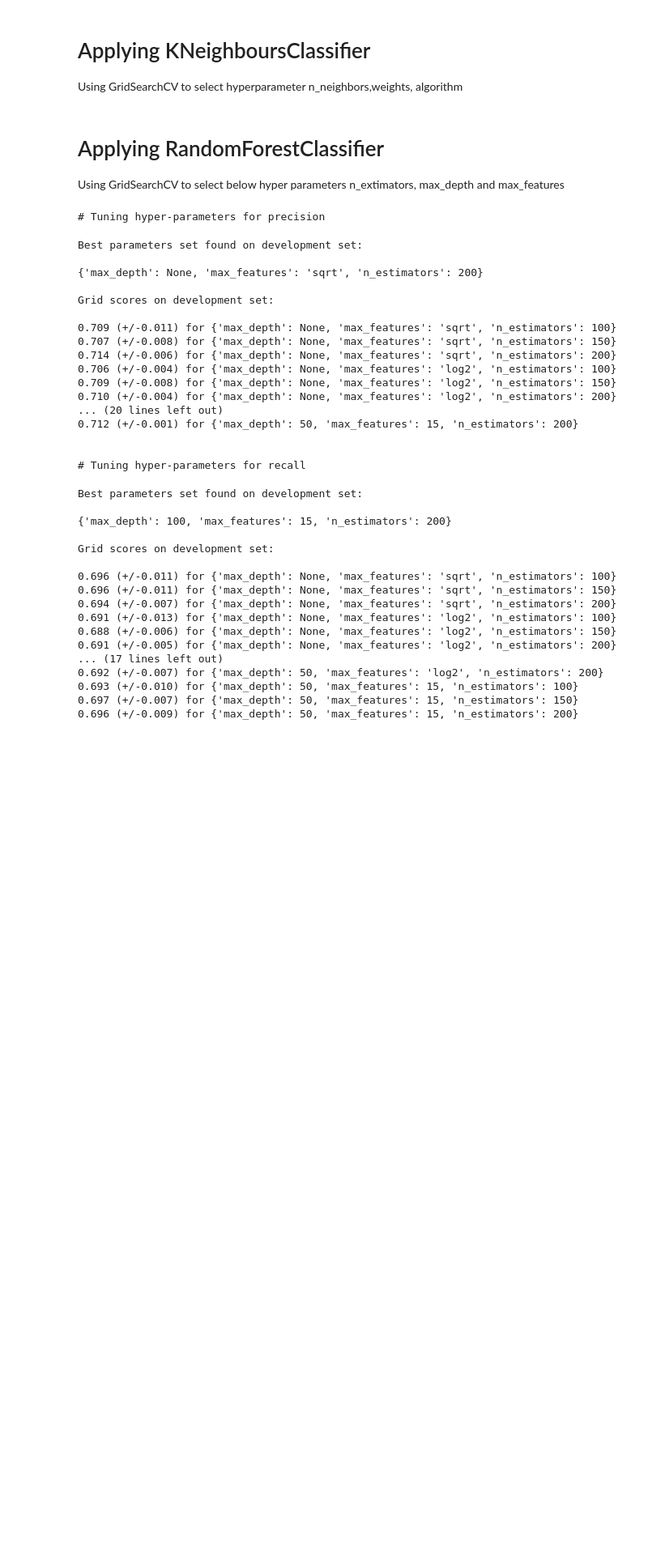
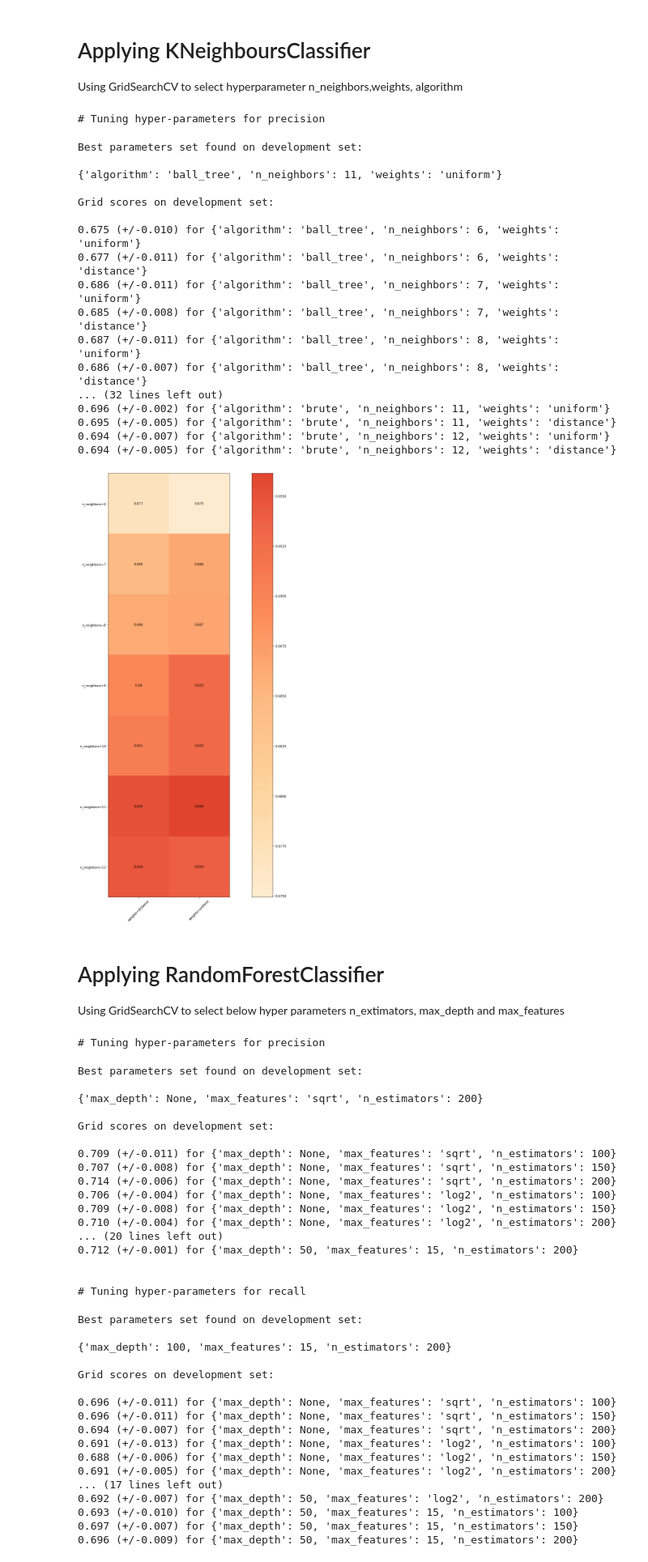
Before and after one commit to BaruaSourav/Model-Selection-process-for-a-Binary-Classification-Problem, a Jupyter notebook: A3_notebook.ipynb, the cells around one changed output. Shown: that part at 81% size. Cells and saved outputs as stored; diff of their text form; code cells hidden in the pictures; blank space fills up the shorter version.

```diff
--- a/A3_notebook.ipynb
+++ b/A3_notebook.ipynb
@@ -15,7 +15,7 @@ from sklearn.ensemble import RandomForestClassifier
 from sklearn.svm import SVC
 pd.set_option('display.max_colwidth', -1)
 
-plt.rcParams["figure.figsize"] = (20,50)
+plt.rcParams["figure.figsize"] = (20,20)
 # %% [markdown]
 ## Reading the tsv files of test and training dataset
 # %%
@@ -190,9 +173,9 @@ X_train, X_test, y_train, y_test = train_test_split(
     X, y, test_size=0.5, random_state=0)
 
 
-#tuned_parameters = [{'n_neighbors': [3,4,5,6,7], 'weights': ['uniform', 'distance'],
-#                     'algorithm': ['ball_tree','kd_tree','brute']}]
-tuned_parameters = [{'n_neighbors': [13,14,15], 'weights': ['uniform', 'distance'],'algorithm':['ball_tree']}]
+tuned_parameters = [{'n_neighbors': [6,7,8,9,10,11,12], 'weights': ['uniform', 'distance'],
+                     'algorithm': ['ball_tree','kd_tree','brute']}]
+#tuned_parameters = [{'n_neighbors': [13,14,15], 'weights': ['uniform', 'distance'],'algorithm':['ball_tree']}]
 
 #scores = ['precision', 'recall']
 scores = ['precision']
@@ -203,33 +186,53 @@ for score in scores:
 
 
     clf = GridSearchCV(
         KNeighborsClassifier(), tuned_parameters, scoring='%s_macro' % score
     )
     clf.fit(X_train, y_train)
 
     print("Best parameters set found on development set:")
     print()
     print(clf.best_params_)
     print()
     print("Grid scores on development set:")
     print()
     means = clf.cv_results_['mean_test_score']
     stds = clf.cv_results_['std_test_score']
     #sns.boxplot(x = means,y = stds)
     for mean, std, params in zip(means, stds, clf.cv_results_['params']):
         print("%0.3f (+/-%0.03f) for %r"
               % (mean, std * 2, params))
     print()
     cvplot = plot.grid_search(clf.cv_results_, change=('n_neighbors','weights'),subset={'algorithm': 'ball_tree'})
 
     #print("Detailed classification report:")
     #print()
     #print("The model is trained on the full development set.")
     #print("The scores are computed on the full evaluation set.")
     #print()
     #y_true, y_pred = y_test, clf.predict(X_test)
     #print(classification_report(y_true, y_pred))
     print()
+# %% [output]
+# Tuning hyper-parameters for precision
+Best parameters set found on development set:
+
+{'algorithm': 'ball_tree', 'n_neighbors': 11, 'weights': 'uniform'}
+
+Grid scores on development set:
+
+0.675 (+/-0.010) for {'algorithm': 'ball_tree', 'n_neighbors': 6, 'weights': 'uniform'}
+0.677 (+/-0.011) for {'algorithm': 'ball_tree', 'n_neighbors': 6, 'weights': 'distance'}
+0.686 (+/-0.011) for {'algorithm': 'ball_tree', 'n_neighbors': 7, 'weights': 'uniform'}
+0.685 (+/-0.008) for {'algorithm': 'ball_tree', 'n_neighbors': 7, 'weights': 'distance'}
+0.687 (+/-0.011) for {'algorithm': 'ball_tree', 'n_neighbors': 8, 'weights': 'uniform'}
+0.686 (+/-0.007) for {'algorithm': 'ball_tree', 'n_neighbors': 8, 'weights': 'distance'}
+... (32 lines left out)
+0.696 (+/-0.002) for {'algorithm': 'brute', 'n_neighbors': 11, 'weights': 'uniform'}
+0.695 (+/-0.005) for {'algorithm': 'brute', 'n_neighbors': 11, 'weights': 'distance'}
+0.694 (+/-0.007) for {'algorithm': 'brute', 'n_neighbors': 12, 'weights': 'uniform'}
+0.694 (+/-0.005) for {'algorithm': 'brute', 'n_neighbors': 12, 'weights': 'distance'}
+[figure, added]
 # %% [markdown]
 # Applying RandomForestClassifier
 
```
Also changed, not shown: parts of 3 cells of this notebook, 2 other files.
